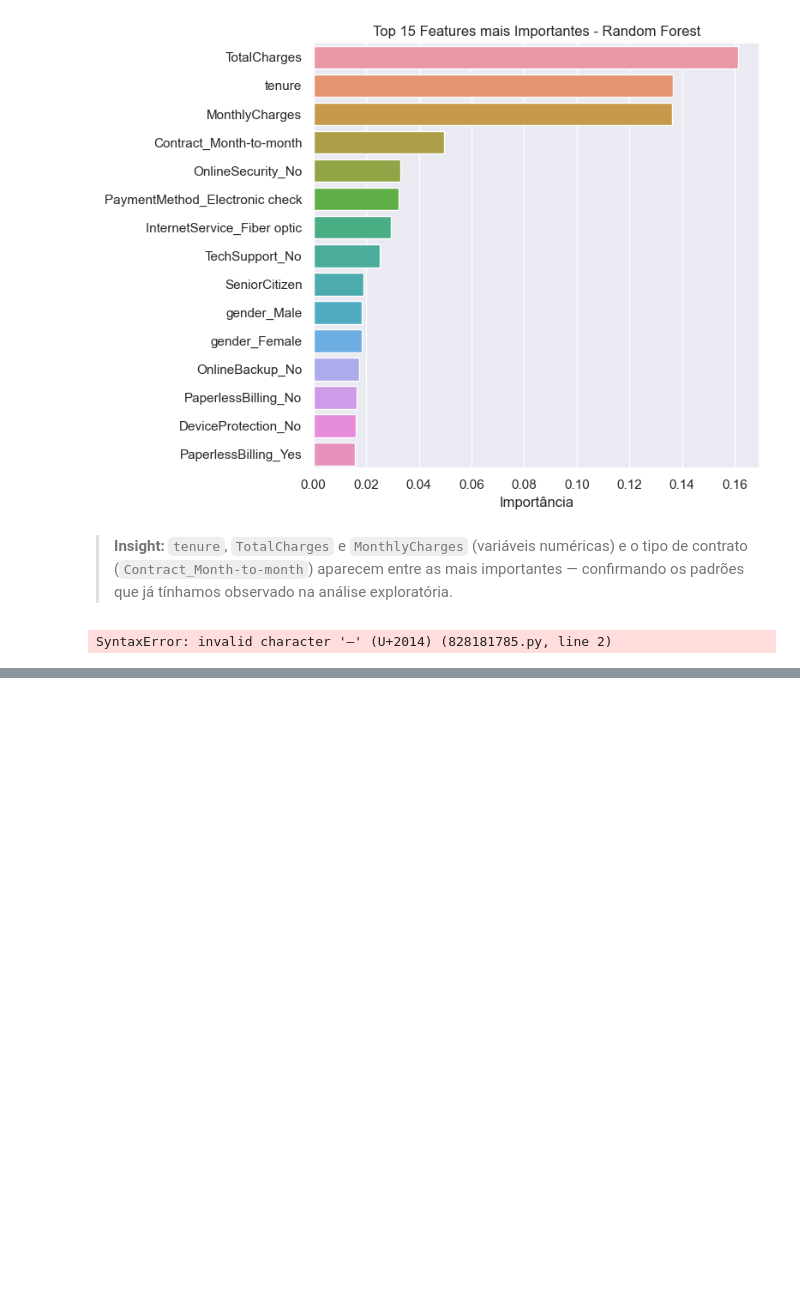
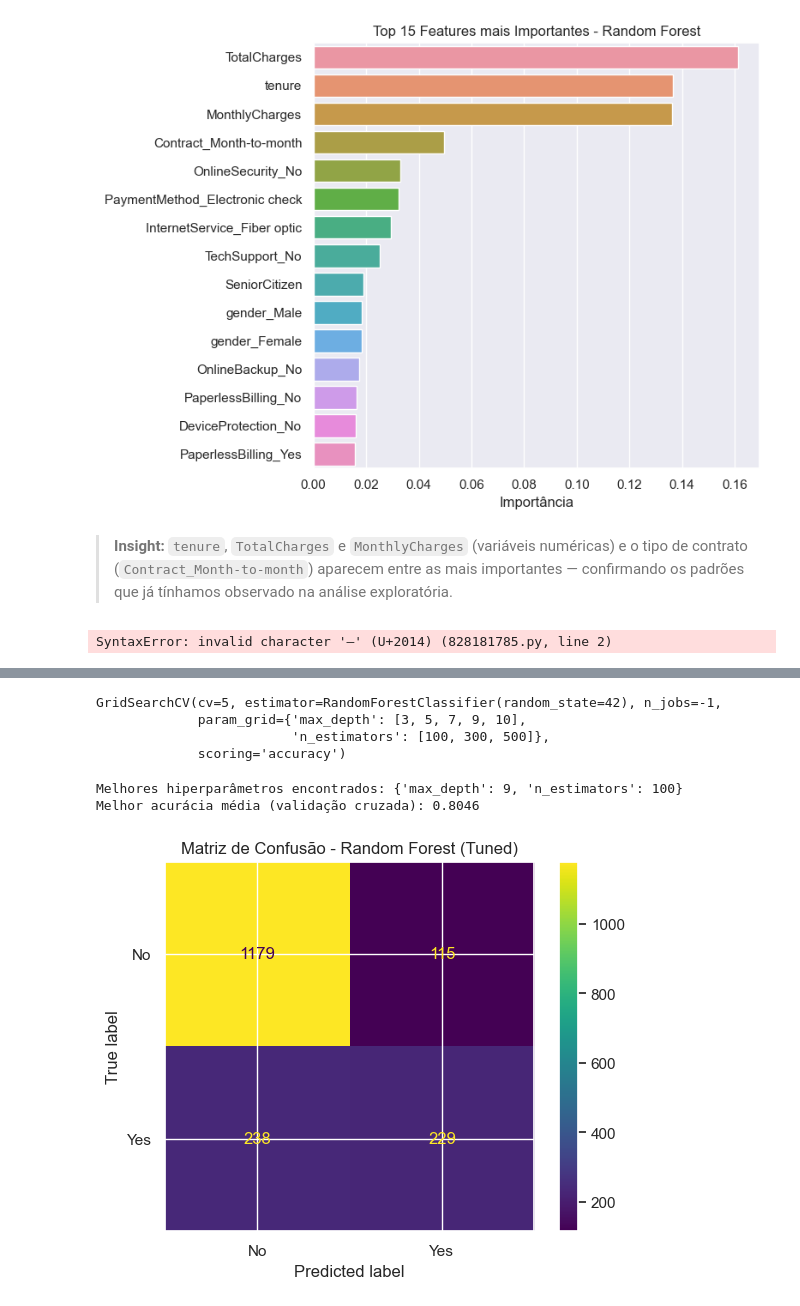
Before and after one commit to VivianeAndrade1988/Previs-o-de-churn-de-clientes--Telecom, a Jupyter notebook: notebooks/churn_prediction.ipynb, the cells around one changed output, grey strips where cells are left out. Cells and saved outputs as stored; diff of their text form; code cells hidden in the pictures; blank space fills up the shorter version.

Commit message:
Modelagem dos Dados- Tuning (GridSearchCV)

```diff
--- a/notebooks/churn_prediction.ipynb
+++ b/notebooks/churn_prediction.ipynb
@@ -520,0 +527,28 @@ SyntaxError: invalid character '—' (U+2014) (828181785.py, line 2)
+# %%
+parameters = {
+    'max_depth': [3, 5, 7, 9, 10],
+    'n_estimators': [100, 300, 500]
+}
+
+grid_search = GridSearchCV(rf, parameters, scoring='accuracy', cv=5, n_jobs=-1)
+grid_search.fit(X_train, y_train)
+# %% [output]
+GridSearchCV(cv=5, estimator=RandomForestClassifier(random_state=42), n_jobs=-1,
+             param_grid={'max_depth': [3, 5, 7, 9, 10],
+                         'n_estimators': [100, 300, 500]},
+             scoring='accuracy')
+# %%
+print('Melhores hiperparâmetros encontrados:', grid_search.best_params_)
+print(f'Melhor acurácia média (validação cruzada): {grid_search.best_score_:.4f}')
+# %% [output]
+Melhores hiperparâmetros encontrados: {'max_depth': 9, 'n_estimators': 100}
+Melhor acurácia média (validação cruzada): 0.8046
+# %%
+rf_tunned = grid_search.best_estimator_
+y_pred_rft = rf_tunned.predict(X_test)
+# %%
+ConfusionMatrixDisplay.from_estimator(rf_tunned, X_test, y_test, values_format="d", display_labels=le.classes_)
+plt.title("Matriz de Confusão - Random Forest (Tuned)")
+plt.show()
+# %% [output]
+[figure, added]
```
Also changed, not shown: parts of 3 cells of this notebook.
